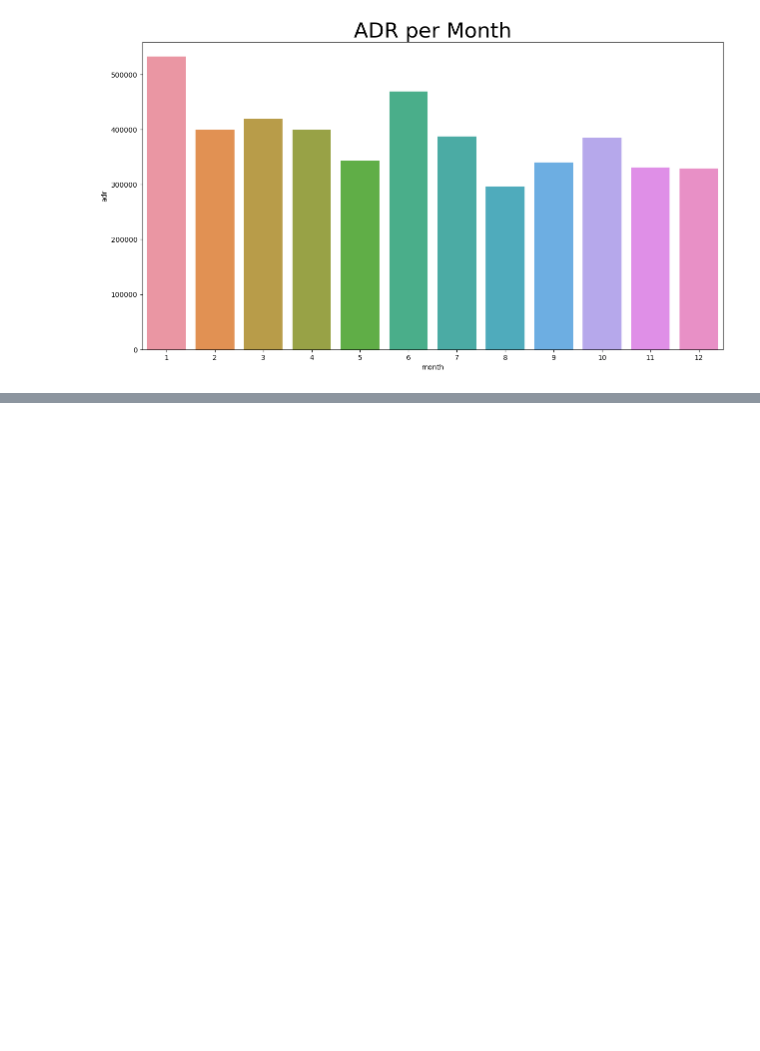
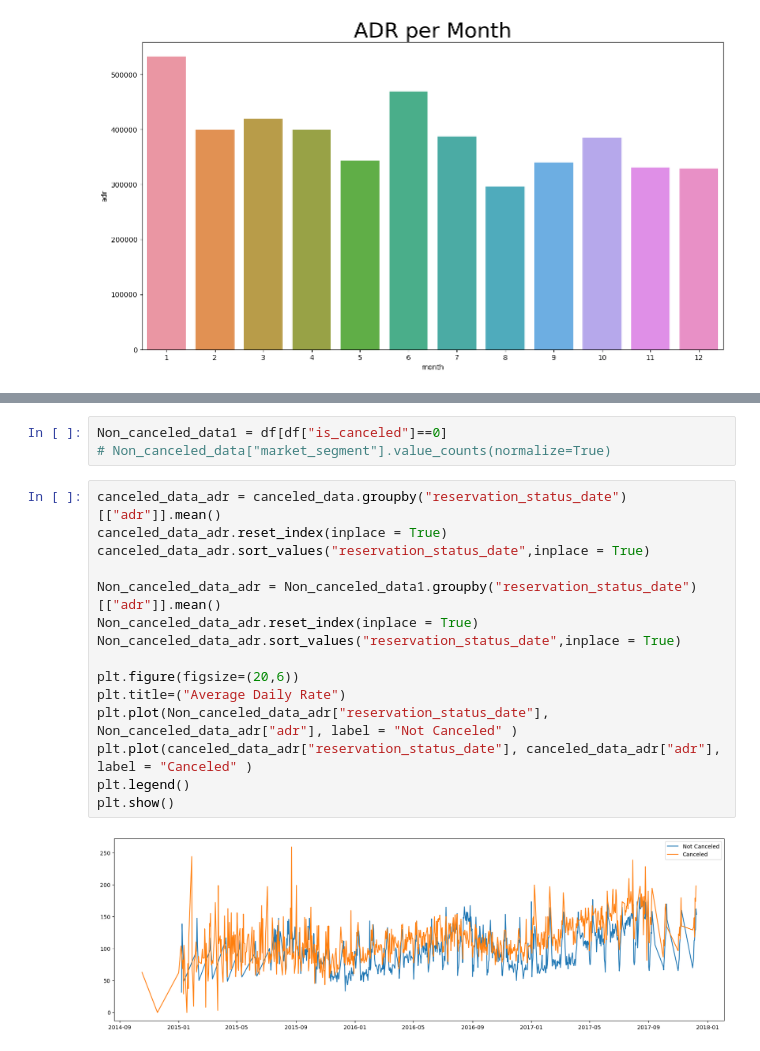
Before and after one commit to KiranShivsharan/Data_Analysis_on_Hotel_Bookings, a Jupyter notebook: Data Analysis on Hotel Bookings.ipynb, the cells around one changed output, grey strips where cells are left out. Cells and saved outputs as stored; diff of their text form; blank space fills up the shorter version.

```diff
--- a/Data Analysis on Hotel Bookings.ipynb
+++ b/Data Analysis on Hotel Bookings.ipynb
@@ -263,0 +284,20 @@ plt.show()
+# %%
+Non_canceled_data1 = df[df["is_canceled"]==0]
+# Non_canceled_data["market_segment"].value_counts(normalize=True)
+# %%
+canceled_data_adr = canceled_data.groupby("reservation_status_date")[["adr"]].mean()
+canceled_data_adr.reset_index(inplace = True)
+canceled_data_adr.sort_values("reservation_status_date",inplace = True)
+
+Non_canceled_data_adr = Non_canceled_data1.groupby("reservation_status_date")[["adr"]].mean()
+Non_canceled_data_adr.reset_index(inplace = True)
+Non_canceled_data_adr.sort_values("reservation_status_date",inplace = True)
+
+plt.figure(figsize=(20,6))
+plt.title=("Average Daily Rate")
+plt.plot(Non_canceled_data_adr["reservation_status_date"], Non_canceled_data_adr["adr"], label = "Not Canceled" )
+plt.plot(canceled_data_adr["reservation_status_date"], canceled_data_adr["adr"], label = "Canceled" )
+plt.legend()
+plt.show()
+# %% [output]
+[figure, added]
```
Also changed, not shown: parts of 2 cells of this notebook, 1 other file.
